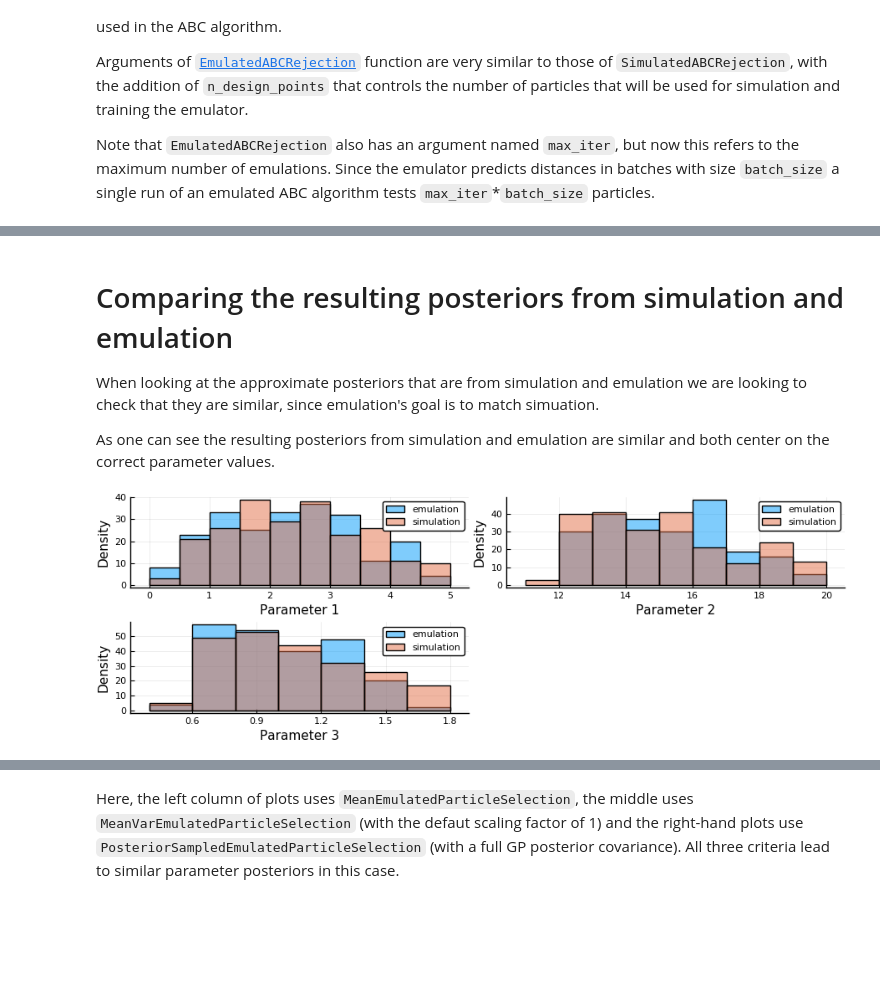
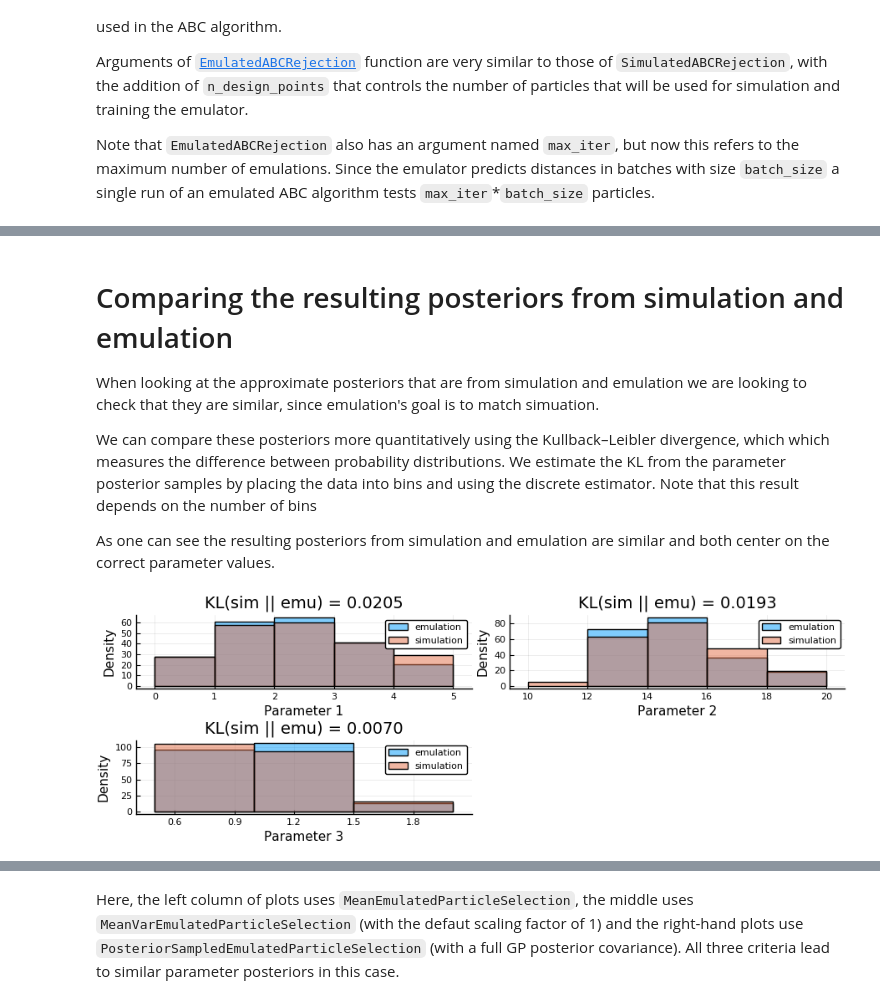
Before and after one commit to tanhevg/GpABC.jl, a Jupyter notebook: examples/abc-example.ipynb, the cells around one changed output, grey strips where cells are left out. Saved outputs shown, nothing was run; the diff lists cells and outputs as text; code cells hidden in the pictures; blank space fills up the shorter version.

Commit message:
Adding KLD to ABC example and linking x-axes in plot recipes

```diff
--- a/examples/abc-example.ipynb
+++ b/examples/abc-example.ipynb
@@ -190,17 +201,40 @@ plot(emu_result)
 
 When looking at the approximate posteriors that are from simulation and emulation we are looking to check that they are similar, since emulation's goal is to match simuation.
 
+We can compare these posteriors more quantitatively using the Kullback–Leibler divergence, which which measures the difference between probability distributions. We estimate the KL from the parameter posterior samples by placing the data into bins and using the discrete estimator. Note that this result depends on the number of bins
+
 As one can see the resulting posteriors from simulation and emulation are similar and both center on the correct parameter values.
 # %%
+nbins = 5 # The number of bins when plotting the posteriors and calcuating KL(simulation || emulation)
+
+function binned_kl_estimate(samples1, samples2, nbins)
+    alldata = vcat([samples1, samples2]...)
+    max_val = maximum(alldata)
+    min_val = minimum(alldata)
+    eps = 1e-9 # So that edge cases are still binned
+    bin_edges = Array(range(min_val-eps, stop=max_val+eps, length=nbins+1))
+
+    function bindata(data)
+        bincounts = fit(Histogram, data, bin_edges).weights
+        bincounts/sum(bincounts)
+    end
+
+    kl_divergence(bindata(samples1), bindata(samples2))
+end
+
+kl_divergences = [binned_kl_estimate(sim_result.population[:,j], emu_result.population[:,j], nbins) for j in 1:3]
+
 plts = Array{Plots.Plot}(undef, length(priors))
 for idx in 1:length(plts)
     min_pop_len = min(size(emu_result.population, 1), size(sim_result.population, 1))
     plts[idx] = histogram([emu_result.population[1:min_pop_len,idx] sim_result.population[1:min_pop_len,idx]],
-        label=["emulation" "simulation"], fillalpha=0.5, xlabel="Parameter $idx", ylabel="Density")
+        bins=nbins,
+        label=["emulation" "simulation"], fillalpha=0.5, xlabel="Parameter $idx", ylabel="Density",
+        title=@sprintf("KL(sim || emu) = %.4f", kl_divergences[idx]))
 end
 plot(plts..., size=(900,300))
 # %% [output]
-[figure, old version]
+[figure, new version]
 # %% [markdown]
 ## Particle Acceptance Criteria
 
```
Also changed, not shown: parts of 11 cells of this notebook, 3 other files.
